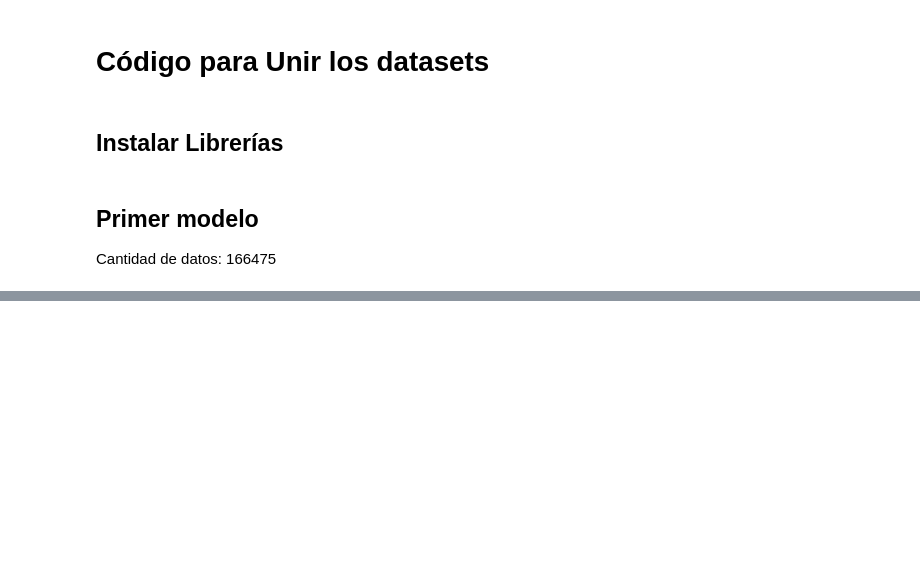
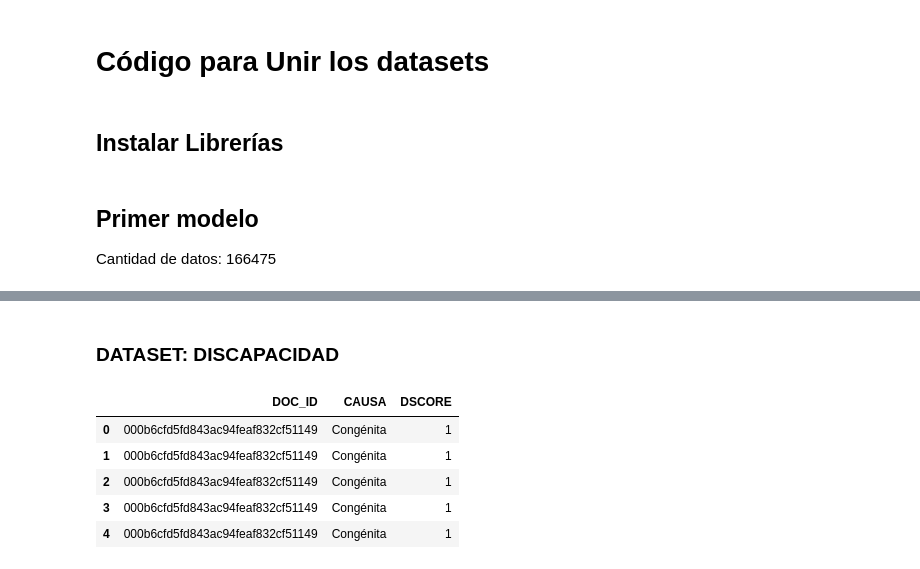
Before and after one commit to JaciLucasEulogio/ALGORITMOS-DE-IA, a Jupyter notebook: unir_datasets.ipynb, the cells around one changed output, grey strips where cells are left out. Drawn from its saved outputs; the diff is of its cells as text; code cells hidden in the pictures; blank space fills up the shorter version.

```diff
--- a/unir_datasets.ipynb
+++ b/unir_datasets.ipynb
@@ -117,0 +722,14 @@ DSCORE no nulos: 166475
+# %% [markdown]
+### DATASET: DISCAPACIDAD
+# %%
+#Leer DISCAPACIDAD_NOT_NULL.csv
+data_discapacidad = pd.read_csv('DISCAPACIDAD_NOT_NULL.csv')
+
+data_discapacidad.head()
+# %% [output]
+|  | DOC_ID | CAUSA | DSCORE |
+| 0 | 000b6cfd5fd843ac94feaf832cf51149 | Congénita | 1 |
+| 1 | 000b6cfd5fd843ac94feaf832cf51149 | Congénita | 1 |
+| 2 | 000b6cfd5fd843ac94feaf832cf51149 | Congénita | 1 |
+| 3 | 000b6cfd5fd843ac94feaf832cf51149 | Congénita | 1 |
+| 4 | 000b6cfd5fd843ac94feaf832cf51149 | Congénita | 1 |
```
Also changed, not shown: parts of 18 cells of this notebook, 11 other files.
